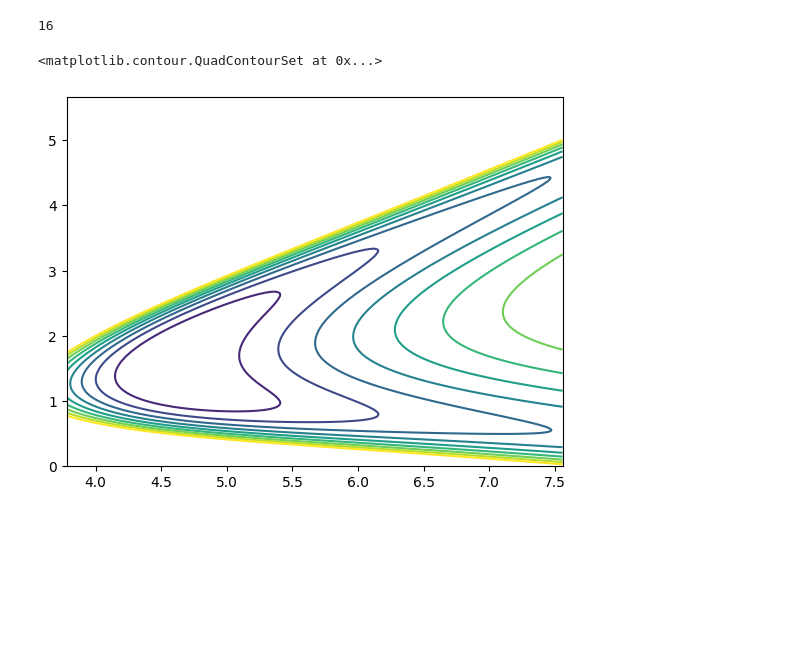
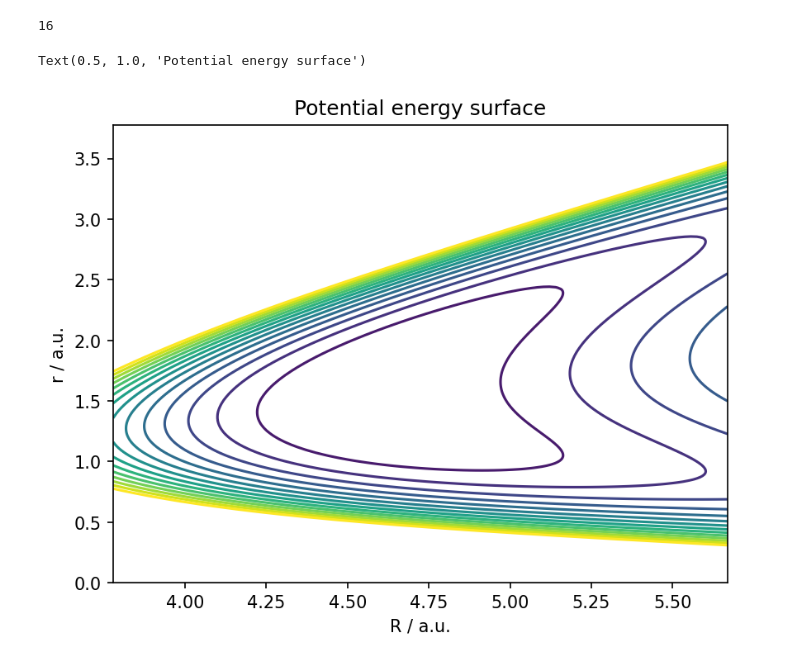
Before and after one commit to subotnikgroup/xebees, a Jupyter notebook: 1D/notebook.ipynb, the cells around one changed output. Cells and saved outputs as stored; diff of their text form; code cells hidden in the pictures; blank space fills up the shorter version.

```diff
--- a/1D/notebook.ipynb
+++ b/1D/notebook.ipynb
@@ -3,6 +3,10 @@
 from argparse import Namespace
 import numpy as np
 import matplotlib.pyplot as plt
+plt.rcParams['figure.dpi'] = 150
+
+%load_ext autoreload
+%autoreload 2
 
 # import our code that we need
 import fixed_center_of_mass_exact as fcm
@@ -25,7 +29,7 @@ args = Namespace(
     g_2 = 1.0,
     NR = 101,
     Nr = 400,
-    extent = np.array([2,4,0,3]),
+    extent = np.array([2,3,0,2]),
 )
 
 # build the terms in the Hamiltonian
@@ -34,10 +38,14 @@ TR, Tr, Tmp, Vgrid, (R,P), (r,p) = fcm.build_terms(args)
 # solve the BO surfaces
 surfs = solve_BO_surfaces(Tr + Tmp, Vgrid)
 # %%
-levels = np.linspace(np.min(Vgrid), 0.08, 10)
-plt.contour(*np.meshgrid(R, r, indexing='ij'), Vgrid, levels=levels)
+levels = np.linspace(np.min(Vgrid), 0.08, 15)
+fig, ax = plt.subplots()
+ax.contour(*np.meshgrid(R, r, indexing='ij'), Vgrid, levels=levels)
+ax.set_xlabel("R / a.u.")
+ax.set_ylabel("r / a.u.")
+ax.set_title("Potential energy surface")
 # %% [output]
-<matplotlib.contour.QuadContourSet at 0x...>
+Text(0.5, 1.0, 'Potential energy surface')
-[figure, old version]
+[figure, new version]
 # %%
 # plot the first 5 BO surfaces
```
Also changed, not shown: parts of 4 cells of this notebook.
